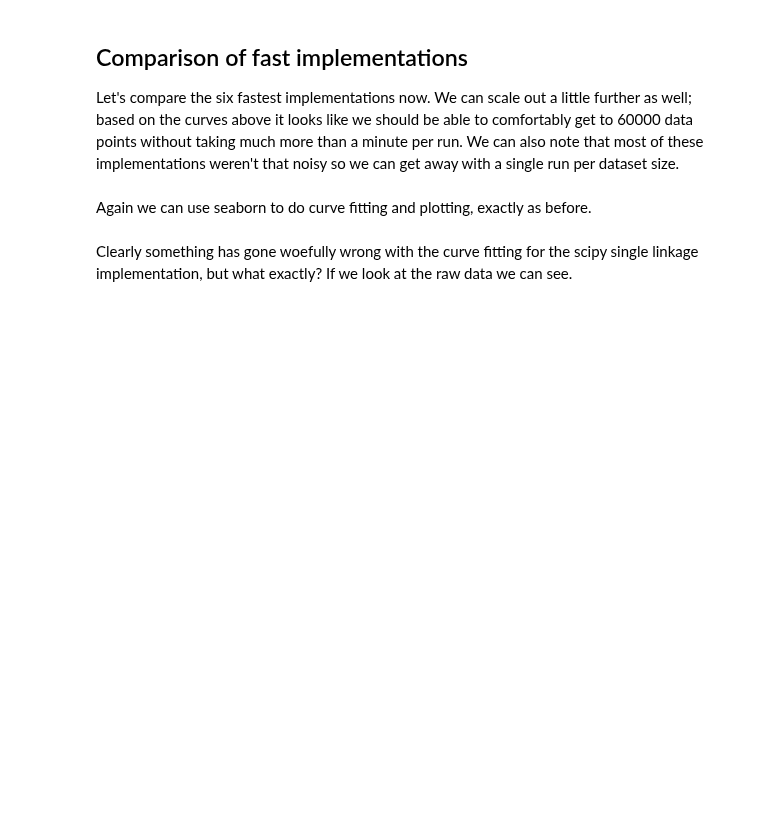
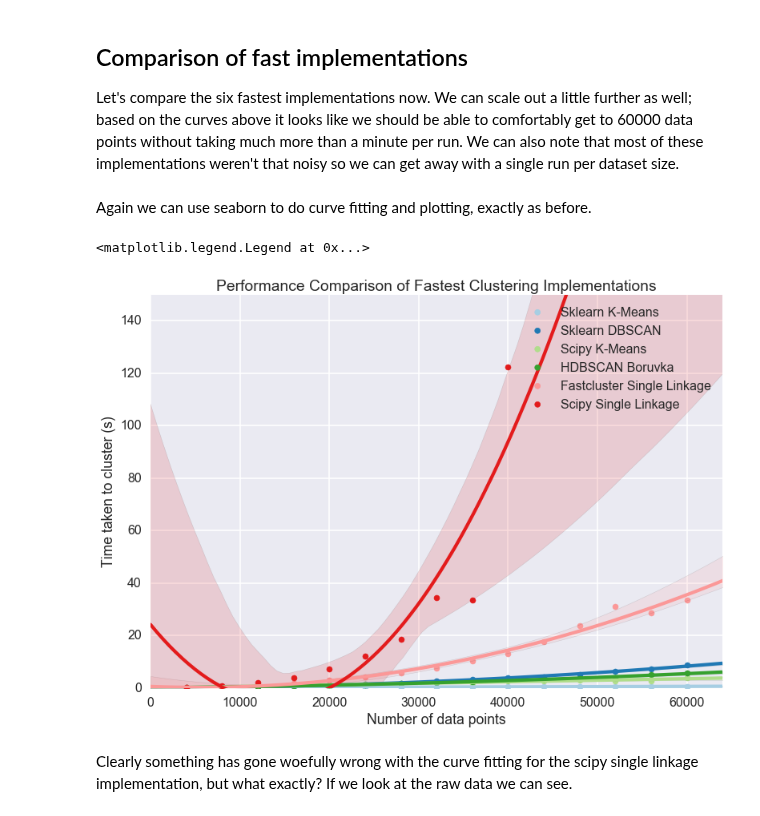
Before and after one commit to scikit-learn-contrib/hdbscan, a Jupyter notebook: notebooks/Benchmarking scalability of clustering implementations-v0.7.ipynb, the cells around one changed output. Drawn from its saved outputs; the diff is of its cells as text; code cells hidden in the pictures; blank space fills up the shorter version.

```diff
--- a/notebooks/Benchmarking scalability of clustering implementations-v0.7.ipynb
+++ b/notebooks/Benchmarking scalability of clustering implementations-v0.7.ipynb
@@ -144,40 +166,54 @@ large_dataset_sizes = np.arange(1,16) * 4000
 
 hdbscan_boruvka = hdbscan.HDBSCAN(algorithm='boruvka_kdtree')
 large_hdbscan_boruvka_data = benchmark_algorithm(large_dataset_sizes,
-                                         hdbscan_boruvka.fit, (), {}, max_time=90, sample_size=1)
+                                         hdbscan_boruvka.fit, (), {},
+                                                 max_time=90, sample_size=1)
 
 k_means = sklearn.cluster.KMeans(10)
 large_k_means_data = benchmark_algorithm(large_dataset_sizes,
-                                         k_means.fit, (), {}, max_time=90, sample_size=1)
+                                         k_means.fit, (), {},
+                                         max_time=90, sample_size=1)
 
 dbscan = sklearn.cluster.DBSCAN(eps=1.25, min_samples=5)
 large_dbscan_data = benchmark_algorithm(large_dataset_sizes,
-                                        dbscan.fit, (), {}, max_time=90, sample_size=1)
+                                        dbscan.fit, (), {},
+                                        max_time=90, sample_size=1)
 
 large_fastclust_data = benchmark_algorithm(large_dataset_sizes,
-                                           fastcluster.linkage_vector, (), {}, max_time=90, sample_size=1)
+                                           fastcluster.linkage_vector, (), {},
+                                           max_time=90, sample_size=1)
 
 large_scipy_k_means_data = benchmark_algorithm(large_dataset_sizes,
-                                               scipy.cluster.vq.kmeans, (10,), {}, max_time=90, sample_size=1)
+                                               scipy.cluster.vq.kmeans, (10,), {},
+                                               max_time=90, sample_size=1)
 
 large_scipy_single_data = benchmark_algorithm(large_dataset_sizes,
-                                              scipy.cluster.hierarchy.single, (), {}, max_time=90, sample_size=1)
+                                              scipy.cluster.hierarchy.single, (), {},
+                                              max_time=90, sample_size=1)
 # %% [markdown]
 Again we can use seaborn to do curve fitting and plotting, exactly as before.
 # %%
-sns.regplot(x='x', y='y', data=large_k_means_data, order=2, label='Sklearn K-Means', x_estimator=np.mean)
-sns.regplot(x='x', y='y', data=large_dbscan_data, order=2, label='Sklearn DBSCAN', x_estimator=np.mean)
-sns.regplot(x='x', y='y', data=large_scipy_k_means_data, order=2, label='Scipy K-Means', x_estimator=np.mean)
-sns.regplot(x='x', y='y', data=large_hdbscan_boruvka_data, order=2, label='HDBSCAN Boruvka', x_estimator=np.mean)
-sns.regplot(x='x', y='y', data=large_fastclust_data, order=2, label='Fastcluster Single Linkage', x_estimator=np.mean)
-sns.regplot(x='x', y='y', data=large_scipy_single_data, order=2, label='Scipy Single Linkage', x_estimator=np.mean)
-#sns.regplot(x='x', y='y', data=large_hdbscan_prims_data, order=2, label='HDBSCAN Prims', x_estimator=np.mean)
+sns.regplot(x='x', y='y', data=large_k_means_data, order=2,
+            label='Sklearn K-Means', x_estimator=np.mean)
+sns.regplot(x='x', y='y', data=large_dbscan_data, order=2,
+            label='Sklearn DBSCAN', x_estimator=np.mean)
+sns.regplot(x='x', y='y', data=large_scipy_k_means_data, order=2,
+            label='Scipy K-Means', x_estimator=np.mean)
+sns.regplot(x='x', y='y', data=large_hdbscan_boruvka_data, order=2,
+            label='HDBSCAN Boruvka', x_estimator=np.mean)
+sns.regplot(x='x', y='y', data=large_fastclust_data, order=2,
+            label='Fastcluster Single Linkage', x_estimator=np.mean)
+sns.regplot(x='x', y='y', data=large_scipy_single_data, order=2,
+            label='Scipy Single Linkage', x_estimator=np.mean)
 
 plt.gca().axis([0, 64000, 0, 150])
 plt.gca().set_xlabel('Number of data points')
 plt.gca().set_ylabel('Time taken to cluster (s)')
 plt.title('Performance Comparison of Fastest Clustering Implementations')
 plt.legend()
+# %% [output]
+<matplotlib.legend.Legend at 0x...>
+[figure, added]
 # %% [markdown]
 Clearly something has gone woefully wrong with the curve fitting for the scipy single linkage implementation, but what exactly? If we look at the raw data we can see.
 # %%
```
Also changed, not shown: parts of 9 cells of this notebook, 1 other file.
